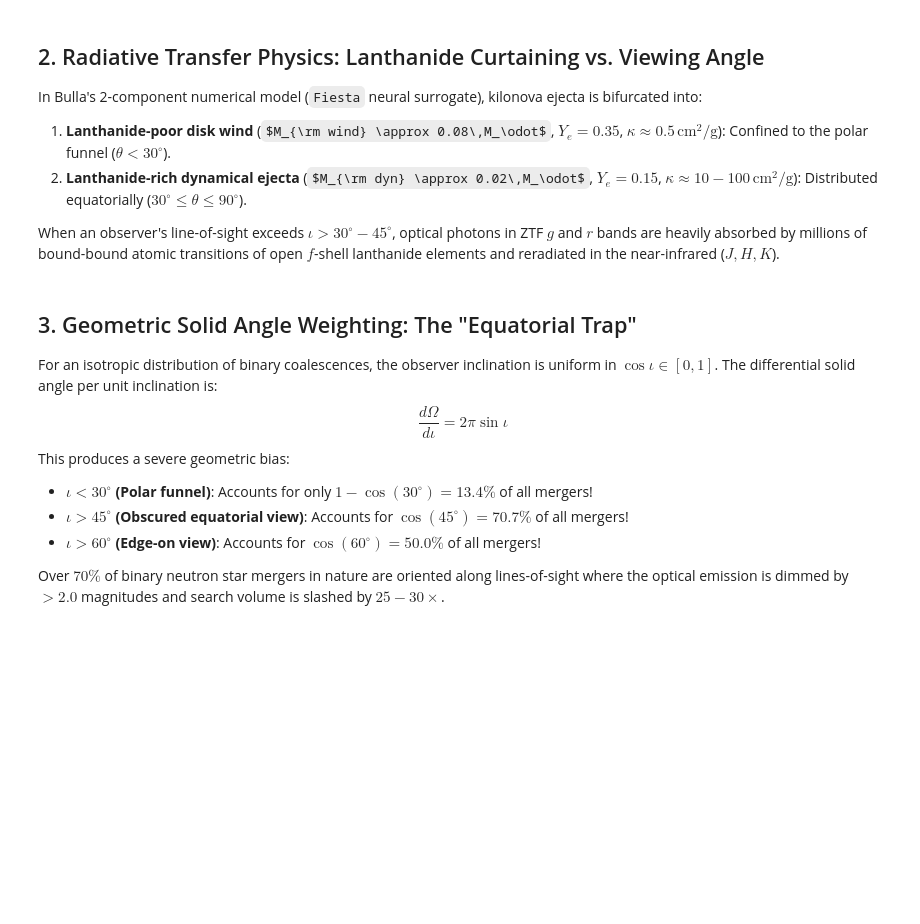
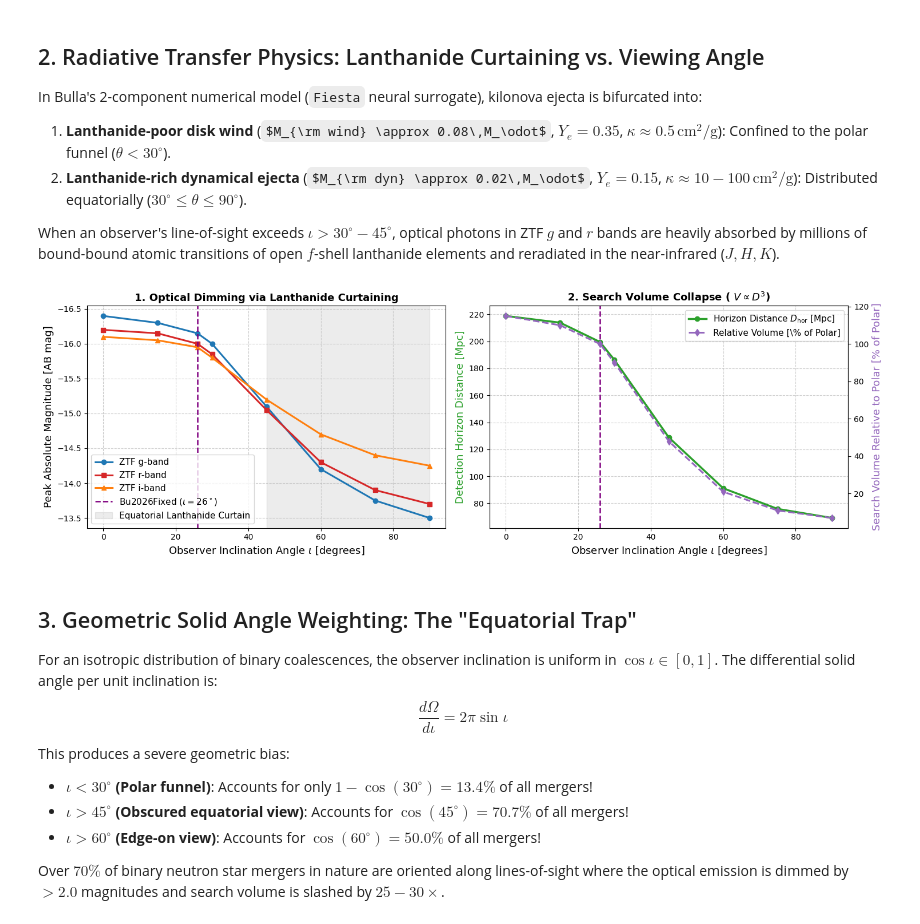
Before and after one commit to tylerbarna/kn-rates, a Jupyter notebook: notebooks/06_bu2026_inclination_discrepancy_investigation.ipynb, the cells around one changed output. Saved outputs shown, nothing was run; the diff lists cells and outputs as text; code cells hidden in the pictures; some formulas as TeX source; blank space fills up the shorter version.

```diff
--- a/notebooks/06_bu2026_inclination_discrepancy_investigation.ipynb
+++ b/notebooks/06_bu2026_inclination_discrepancy_investigation.ipynb
@@ -100,39 +105,41 @@ When an observer's line-of-sight exceeds $\iota > 30^\circ - 45^\circ$, optical
 # %%
 fig, axes = plt.subplots(1, 2, figsize=(15, 5))
 
 # Subplot 1: Peak absolute magnitude in g, r, i vs inclination
 angles = df_slices['inclination_deg']
 axes[0].plot(angles, df_slices['peak_abs_mag_g'], 'o-', color='#1f77b4', lw=2.2, label='ZTF g-band')
 axes[0].plot(angles, df_slices['peak_abs_mag_r'], 's-', color='#d62728', lw=2.2, label='ZTF r-band')
 axes[0].plot(angles, df_slices['peak_abs_mag_i'], '^-', color='#ff7f0e', lw=2.2, label='ZTF i-band')
 axes[0].axvline(26.0, color='purple', linestyle='--', lw=1.8, label=r'Bu2026Fixed ($\iota=26^\circ$)')
 axes[0].axvspan(45.0, 90.0, color='gray', alpha=0.15, label='Equatorial Lanthanide Curtain')
 
-axes[0].set_xlabel('Observer Inclination Angle $\\iota$ [degrees]')
+axes[0].set_xlabel(r'Observer Inclination Angle $\iota$ [degrees]')
 axes[0].set_ylabel('Peak Absolute Magnitude [AB mag]')
 axes[0].set_title('1. Optical Dimming via Lanthanide Curtaining', fontweight='bold')
 axes[0].invert_yaxis()
 axes[0].grid(True, linestyle='--', alpha=0.6)
 axes[0].legend(loc='lower left')
 
 # Subplot 2: Horizon Distance and Search Volume Collapse
 ax2_twin = axes[1].twinx()
-p1 = axes[1].plot(angles, df_slices['horizon_distance_mpc'], 'o-', color='#2ca02c', lw=2.5, label='Horizon Distance $D_{\\rm hor}$ [Mpc]')
-p2 = ax2_twin.plot(angles, df_slices['relative_search_volume'] * 100, 'd--', color='#9467bd', lw=2.2, label='Relative Volume [\\% of Polar]')
+p1 = axes[1].plot(angles, df_slices['horizon_distance_mpc'], 'o-', color='#2ca02c', lw=2.5, label=r'Horizon Distance $D_{\rm hor}$ [Mpc]')
+p2 = ax2_twin.plot(angles, df_slices['relative_search_volume'] * 100, 'd--', color='#9467bd', lw=2.2, label=r'Relative Volume [\% of Polar]')
 
 axes[1].axvline(26.0, color='purple', linestyle='--', lw=1.8)
-axes[1].set_xlabel('Observer Inclination Angle $\\iota$ [degrees]')
-axes[1].set_ylabel('Detection Horizon Distance [Mpc]', color='#2ca02c')
-ax2_twin.set_ylabel('Search Volume Relative to Polar [\\%]', color='#9467bd')
-axes[1].set_title('2. Search Volume Collapse ($V \\propto D^3$)', fontweight='bold')
+axes[1].set_xlabel(r'Observer Inclination Angle $\iota$ [degrees]')
+axes[1].set_ylabel(r'Detection Horizon Distance [Mpc]', color='#2ca02c')
+ax2_twin.set_ylabel(r'Search Volume Relative to Polar [% of Polar]', color='#9467bd')
+axes[1].set_title(r'2. Search Volume Collapse ( $V \propto D^3$)', fontweight='bold')
 axes[1].grid(True, linestyle='--', alpha=0.6)
 
 lines = p1 + p2
 labs = [l.get_label() for l in lines]
 axes[1].legend(lines, labs, loc='upper right')
 
 plt.tight_layout()
 plt.show()
+# %% [output]
+[figure, added]
 # %% [markdown]
 ## 3. Geometric Solid Angle Weighting: The "Equatorial Trap"
 
```
Also changed, not shown: parts of 6 cells of this notebook, 4 other files.
